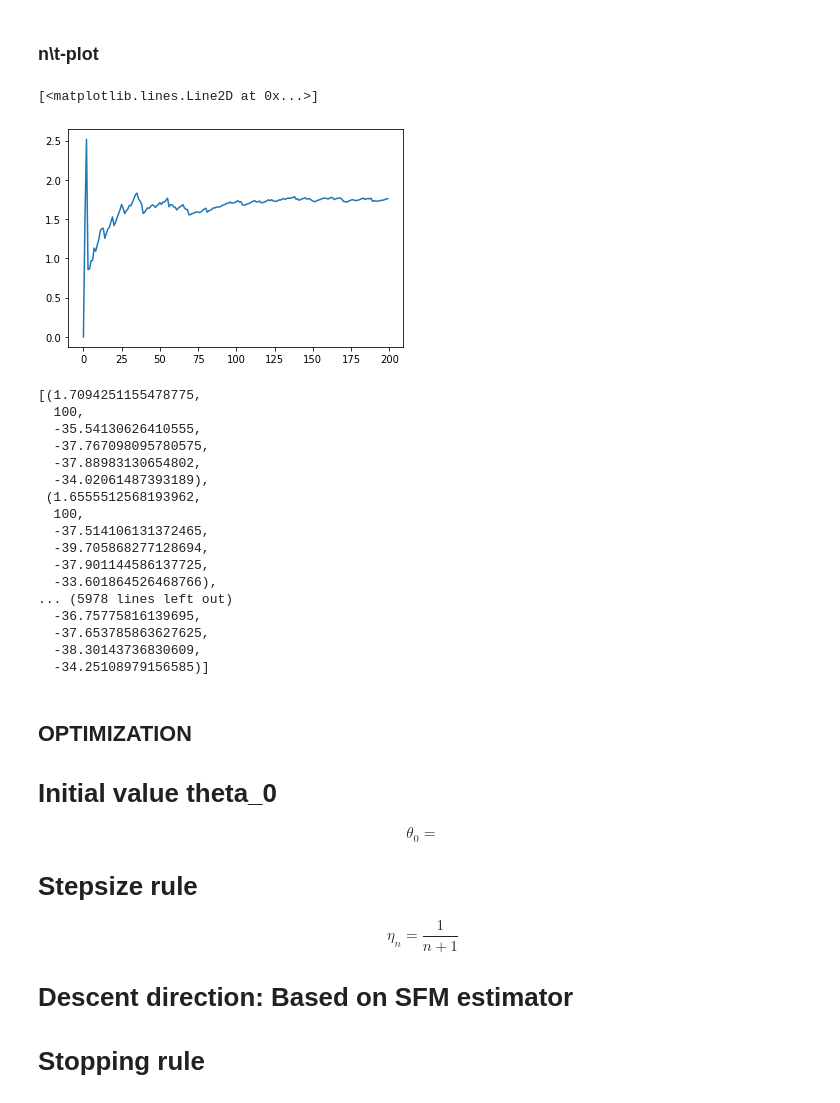
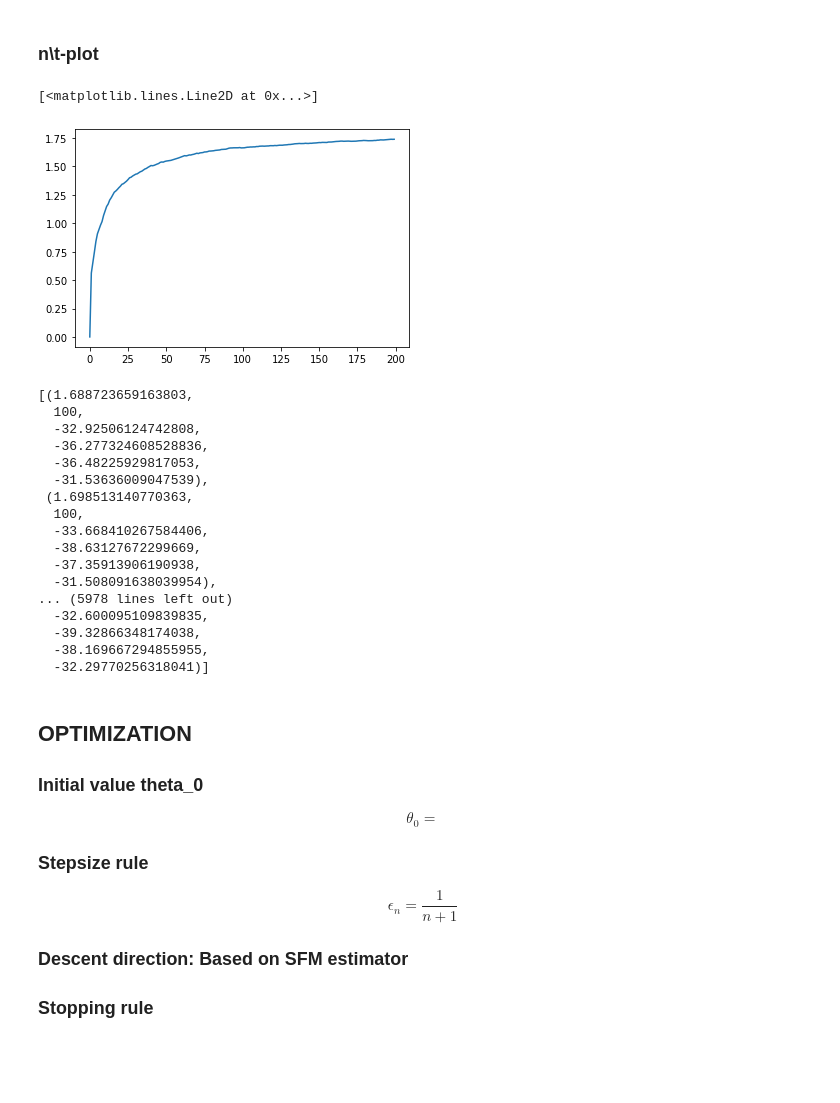
Before and after one commit to Anne-Li15/simulationAssignment, a Jupyter notebook: DES_PART2.ipynb, the cells around one changed output. Drawn from its saved outputs; the diff is of its cells as text; code cells hidden in the pictures; blank space fills up the shorter version.

```diff
--- a/DES_PART2.ipynb
+++ b/DES_PART2.ipynb
@@ -406,26 +405,30 @@ def simulationRun(numberOfCustomers, mu_rates, v_arrival, v_departure1, v_depart
 ### n\t-plot
 # %%
 n = 200
+m = 100
 y_axis = np.zeros(n)
+mu_rates =  [2.9, 2.2, 2.2, 2.8]
+y_axis = np.zeros((n,m))
 
-v_arrival = [rnd.random() for i in range(n + 1000)]
-v_departure1 = [rnd.random() for i in range(n + 100)]
-v_departure2 = [rnd.random() for i in range(n + 100)]
-v_departure3 = [rnd.random() for i in range(n + 100)]
-v_departure4 = [rnd.random() for i in range(n + 100)]
+for j in range(1, m):
+    v_arrival = [rnd.random() for i in range(n + 1000)]
+    v_departure1 = [rnd.random() for i in range(n + 100)]
+    v_departure2 = [rnd.random() for i in range(n + 100)]
+    v_departure3 = [rnd.random() for i in range(n + 100)]
+    v_departure4 = [rnd.random() for i in range(n + 100)]
 
-mu_rates =  [2.9, 2.2, 2.2, 2.8]
+    for i in range(1,n):
+        v_arrival_temp = [i for i in v_arrival]
+        v_dep1_temp = [i for i in v_departure1]
+        v_dep2_temp = [i for i in v_departure2]
+        v_dep3_temp = [i for i in v_departure3]
+        v_dep4_temp = [i for i in v_departure4]
 
-for i in range(1,n):
-    v_arrival_temp = [i for i in v_arrival]
-    v_dep1_temp = [i for i in v_departure1]
-    v_dep2_temp = [i for i in v_departure2]
-    v_dep3_temp = [i for i in v_departure3]
-    v_dep4_temp = [i for i in v_departure4]
-    y_axis[i] = simulationRun(i, mu_rates, v_arrival_temp, v_dep1_temp, v_dep2_temp, v_dep3_temp, v_dep4_temp)[0]
+        y_axis[i,j] = simulationRun(i, mu_rates, 2.1, v_arrival_temp, v_dep1_temp, v_dep2_temp, v_dep3_temp, v_dep4_temp)[0]
 
-plt.plot(y_axis)
+
+plt.plot(np.mean(y_axis, axis = 1))
 # %% [output]
 [<matplotlib.lines.Line2D at 0x...>]
-[figure, old version]
+[figure, new version]
 # %%
@@ -443,36 +447,36 @@ def Simulations(n_simulations,numberOfCustomers, mu_rates):
     return results
 # %%
 mu_rates =  [2.9, 2.2, 2.2, 2.8]
-Simulations(1000,100, mu_rates)
+simulationReplication(1000,100, mu_rates)
 # %% [output]
-[(1.7094251155478775,
+[(1.688723659163803,
   100,
-  -35.54130626410555,
-  -37.767098095780575,
-  -37.88983130654802,
-  -34.02061487393189),
- (1.6555512568193962,
+  -32.92506124742808,
+  -36.277324608528836,
+  -36.48225929817053,
+  -31.53636009047539),
+ (1.698513140770363,
   100,
-  -37.514106131372465,
-  -39.705868277128694,
-  -37.901144586137725,
-  -33.601864526468766),
+  -33.668410267584406,
+  -38.63127672299669,
+  -37.35913906190938,
+  -31.508091638039954),
 ... (5978 lines left out)
-  -36.75775816139695,
-  -37.653785863627625,
-  -38.30143736830609,
-  -34.25108979156585)]
+  -32.600095109839835,
+  -39.32866348174038,
+  -38.169667294855955,
+  -32.29770256318041)]
 # %% [markdown]
 ## OPTIMIZATION
-# Initial value theta_0
+### Initial value theta_0
 $$\theta_0 = $$
 
-# Stepsize rule
-$$ \eta_n = \frac{1}{n+1} $$
+### Stepsize rule
+$$ \epsilon_n = \frac{1}{n+1} $$
 
-# Descent direction: Based on SFM estimator
+### Descent direction: Based on SFM estimator
 
-# Stopping rule
+### Stopping rule
 # %%
 def calculate_energy_costs(mu_rates):
     return (2 / mu_rates[1]) + (1 / mu_rates[2])
```
Also changed, not shown: parts of 10 cells of this notebook.
